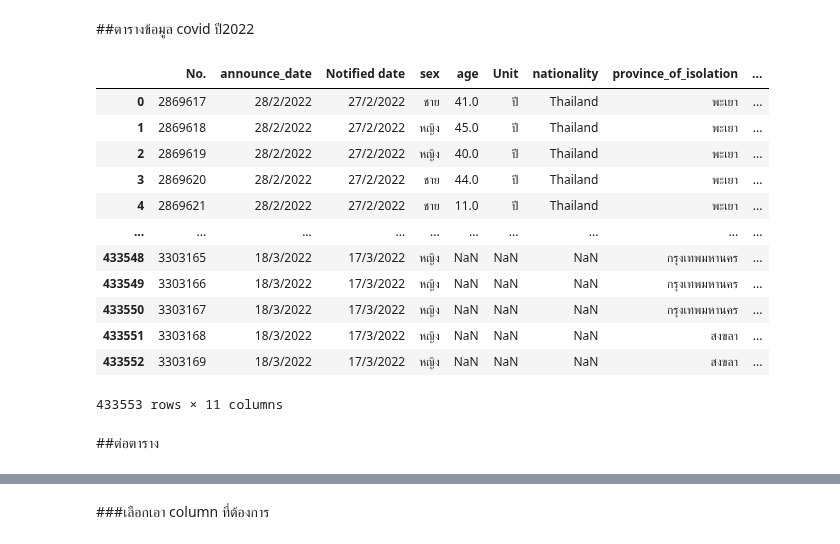
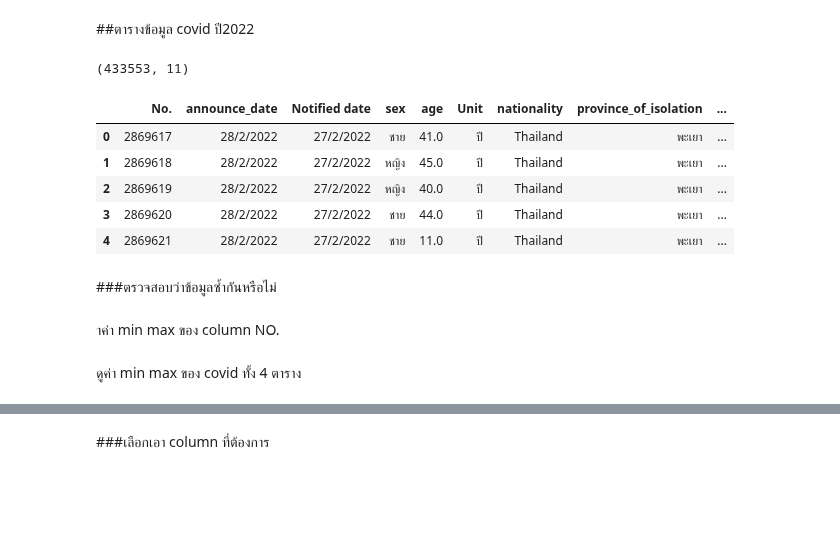
Before and after one commit to Nunticha24/data_viz_2022, a Jupyter notebook: Project_Dinosaur.ipynb, the cells around one changed output, grey strips where cells are left out. Saved outputs shown, nothing was run; the diff lists cells and outputs as text; code cells hidden in the pictures; blank space fills up the shorter version.

```diff
--- a/Project_Dinosaur.ipynb
+++ b/Project_Dinosaur.ipynb
@@ -86,20 +73,17 @@ data_covid2021_2
 ##ตารางข้อมูล covid ปี2022
 # %%
 data_covid2022 =  pd.read_csv(os.path.join(path,'confirmed-cases-since-280265.csv'))
-data_covid2022
+print(data_covid2022.shape)
+data_covid2022.head()
 # %% [output]
+(433553, 11)
 |  | No. | announce_date | Notified date | sex | age | Unit | nationality | province_of_isolation | ... |
 | 0 | 2869617 | 28/2/2022 | 27/2/2022 | ชาย | 41.0 | ปี | Thailand | พะเยา | ... |
 | 1 | 2869618 | 28/2/2022 | 27/2/2022 | หญิง | 45.0 | ปี | Thailand | พะเยา | ... |
 | 2 | 2869619 | 28/2/2022 | 27/2/2022 | หญิง | 40.0 | ปี | Thailand | พะเยา | ... |
 | 3 | 2869620 | 28/2/2022 | 27/2/2022 | ชาย | 44.0 | ปี | Thailand | พะเยา | ... |
 | 4 | 2869621 | 28/2/2022 | 27/2/2022 | ชาย | 11.0 | ปี | Thailand | พะเยา | ... |
-| ... | ... | ... | ... | ... | ... | ... | ... | ... | ... |
-| 433548 | 3303165 | 18/3/2022 | 17/3/2022 | หญิง | NaN | NaN | NaN | กรุงเทพมหานคร | ... |
-| 433549 | 3303166 | 18/3/2022 | 17/3/2022 | หญิง | NaN | NaN | NaN | กรุงเทพมหานคร | ... |
-| 433550 | 3303167 | 18/3/2022 | 17/3/2022 | หญิง | NaN | NaN | NaN | กรุงเทพมหานคร | ... |
-| 433551 | 3303168 | 18/3/2022 | 17/3/2022 | หญิง | NaN | NaN | NaN | สงขลา | ... |
-| 433552 | 3303169 | 18/3/2022 | 17/3/2022 | หญิง | NaN | NaN | NaN | สงขลา | ... |
-433553 rows × 11 columns
-# %% [markdown]
-##ต่อตาราง
+# %% [markdown]
+###ตรวจสอบว่าข้อมูลซ้ำกันหรือไม่
+# %% [markdown]
+าค่า min max ของ column NO.
@@ -105,0 +96,2 @@ data_covid2022
+# %% [markdown]
+ดูค่า min max ของ covid ทั้ง 4 ตาราง
```
Also changed, not shown: parts of 130 cells of this notebook.
